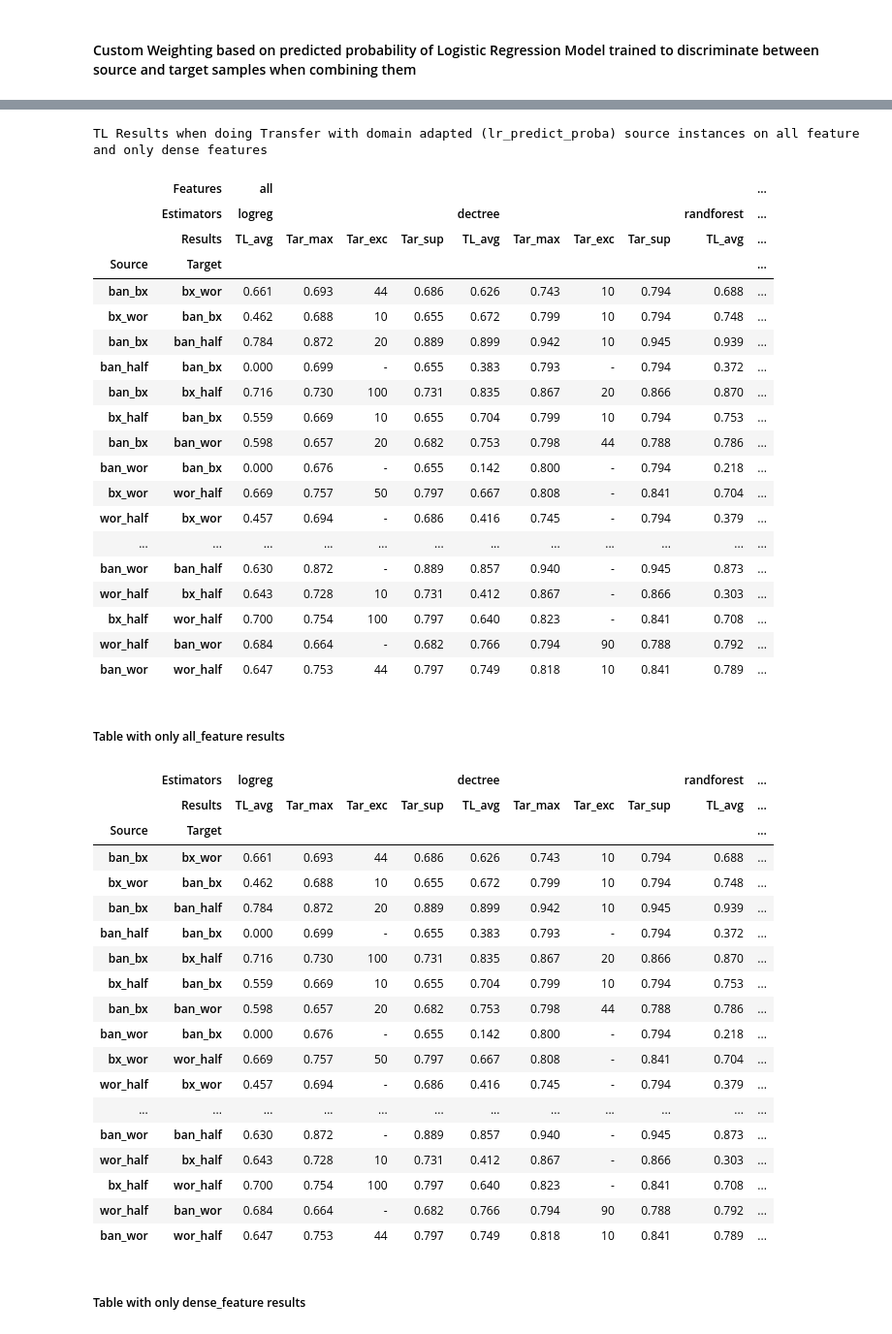
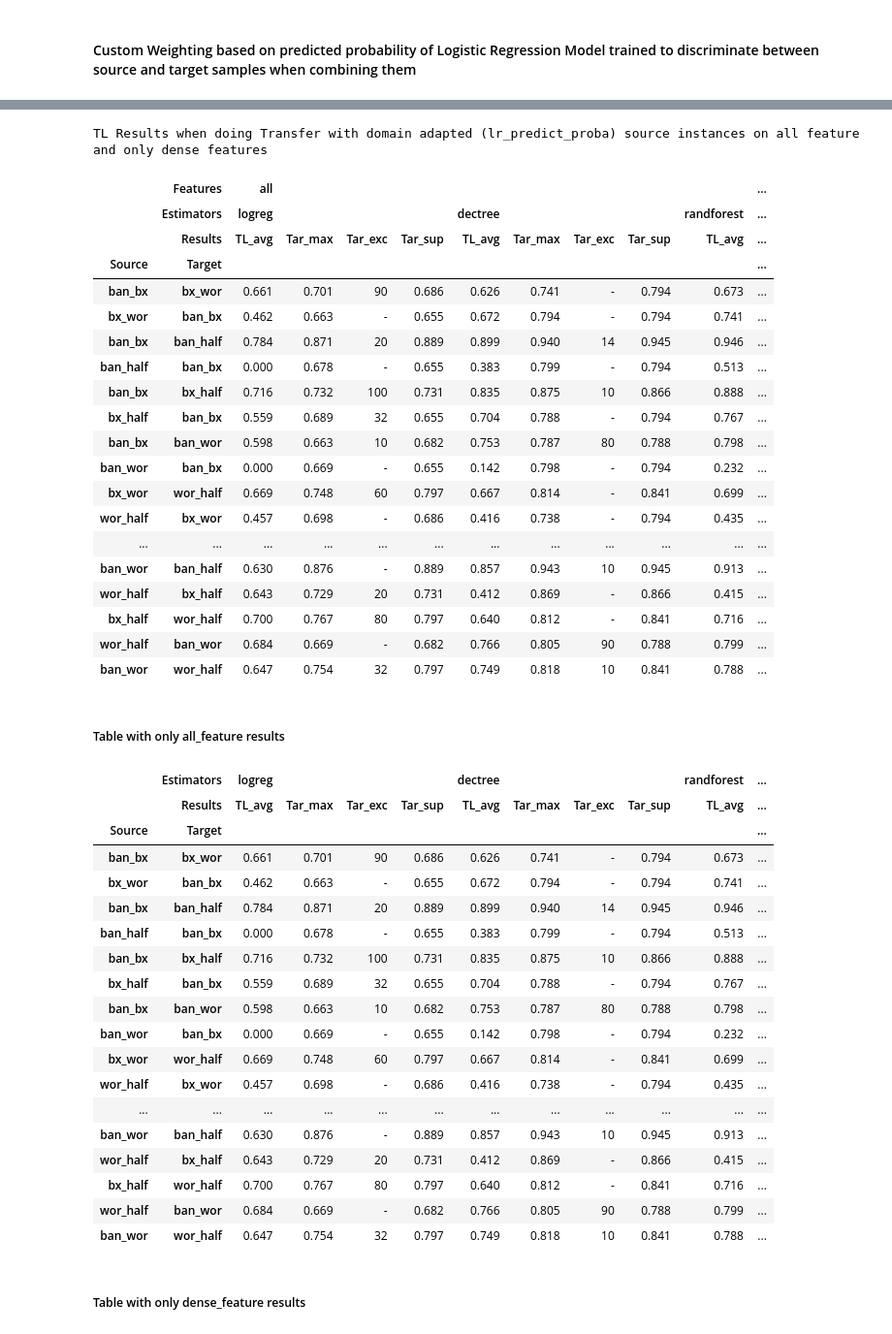
Before and after one commit to JayKay0104/ma-atl-for-er, a Jupyter notebook: code/learning/TL_Experiments_Books_final.ipynb, the cells around one changed output, grey strips where cells are left out. Shown at 97% size. Cells and saved outputs as stored; diff of their text form; code cells hidden in the pictures.

```diff
--- a/code/learning/TL_Experiments_Books_final.ipynb
+++ b/code/learning/TL_Experiments_Books_final.ipynb
@@ -174,7 +178,7 @@ random_state = 42
 # assign which sklearn estimators to use for the TL Experiment
 estimators_tl = {'logreg':LogisticRegression(random_state=random_state,solver='liblinear',max_iter=1000),
                  'dectree':DecisionTreeClassifier(random_state=random_state),
-                 'randforest':RandomForestClassifier(random_state=random_state,n_estimators=10),
+                 'randforest':RandomForestClassifier(random_state=random_state),
                  'xgb':xgb.XGBClassifier(random_state=random_state,objective="binary:logistic"),
                  'svm':LinearSVC(random_state=random_state,dual=False),
                  #'svm':SVC(random_state=random_state,kernel='linear'),
@@ -238,9 +256,9 @@ dict_keys(['logreg', 'dectree', 'randforest', 'xgb', 'svm', 'logregcv'])
 # %% [markdown]
 #### Import TL Results
 # %%
-#tl_results = sup.importJSONFileInDict('../../results/tl/books/books_tl_results.json')
-#tl_results = sup.importJSONFileInDict('../../results/tl/books/books_tl_results_nn.json')
-#tl_results = sup.importJSONFileInDict('../../results/tl/books/books_tl_results_lprob.json')
+tl_results = sup.importJSONFileInDict('../../results/tl/books/books_tl_results.json')
+tl_results_nn = sup.importJSONFileInDict('../../results/tl/books/books_tl_results_nn.json')
+tl_results_lprob = sup.importJSONFileInDict('../../results/tl/books/books_tl_results_lprob.json')
 # %% [markdown]
 ### TL Results
 # %% [markdown]
@@ -410,47 +502,50 @@ TL Results when doing Transfer with domain adapted (lr_predict_proba) source ins
 |  | Estimators | logreg |  |  |  | dectree |  |  |  | randforest | ... |
 |  | Results | TL_avg | Tar_max | Tar_exc | Tar_sup | TL_avg | Tar_max | Tar_exc | Tar_sup | TL_avg | ... |
 | Source | Target |  |  |  |  |  |  |  |  |  | ... |
-| ban_bx | bx_wor | 0.661 | 0.693 | 44 | 0.686 | 0.626 | 0.743 | 10 | 0.794 | 0.688 | ... |
-| bx_wor | ban_bx | 0.462 | 0.688 | 10 | 0.655 | 0.672 | 0.799 | 10 | 0.794 | 0.748 | ... |
-| ban_bx | ban_half | 0.784 | 0.872 | 20 | 0.889 | 0.899 | 0.942 | 10 | 0.945 | 0.939 | ... |
-| ban_half | ban_bx | 0.000 | 0.699 | - | 0.655 | 0.383 | 0.793 | - | 0.794 | 0.372 | ... |
-| ban_bx | bx_half | 0.716 | 0.730 | 100 | 0.731 | 0.835 | 0.867 | 20 | 0.866 | 0.870 | ... |
-| bx_half | ban_bx | 0.559 | 0.669 | 10 | 0.655 | 0.704 | 0.799 | 10 | 0.794 | 0.753 | ... |
-| ban_bx | ban_wor | 0.598 | 0.657 | 20 | 0.682 | 0.753 | 0.798 | 44 | 0.788 | 0.786 | ... |
-| ban_wor | ban_bx | 0.000 | 0.676 | - | 0.655 | 0.142 | 0.800 | - | 0.794 | 0.218 | ... |
-| bx_wor | wor_half | 0.669 | 0.757 | 50 | 0.797 | 0.667 | 0.808 | - | 0.841 | 0.704 | ... |
-| wor_half | bx_wor | 0.457 | 0.694 | - | 0.686 | 0.416 | 0.745 | - | 0.794 | 0.379 | ... |
+| ban_bx | bx_wor | 0.661 | 0.701 | 90 | 0.686 | 0.626 | 0.741 | - | 0.794 | 0.673 | ... |
+| bx_wor | ban_bx | 0.462 | 0.663 | - | 0.655 | 0.672 | 0.794 | - | 0.794 | 0.741 | ... |
+| ban_bx | ban_half | 0.784 | 0.871 | 20 | 0.889 | 0.899 | 0.940 | 14 | 0.945 | 0.946 | ... |
+| ban_half | ban_bx | 0.000 | 0.678 | - | 0.655 | 0.383 | 0.799 | - | 0.794 | 0.513 | ... |
+| ban_bx | bx_half | 0.716 | 0.732 | 100 | 0.731 | 0.835 | 0.875 | 10 | 0.866 | 0.888 | ... |
+| bx_half | ban_bx | 0.559 | 0.689 | 32 | 0.655 | 0.704 | 0.788 | - | 0.794 | 0.767 | ... |
+| ban_bx | ban_wor | 0.598 | 0.663 | 10 | 0.682 | 0.753 | 0.787 | 80 | 0.788 | 0.798 | ... |
+| ban_wor | ban_bx | 0.000 | 0.669 | - | 0.655 | 0.142 | 0.798 | - | 0.794 | 0.232 | ... |
+| bx_wor | wor_half | 0.669 | 0.748 | 60 | 0.797 | 0.667 | 0.814 | - | 0.841 | 0.699 | ... |
+| wor_half | bx_wor | 0.457 | 0.698 | - | 0.686 | 0.416 | 0.738 | - | 0.794 | 0.435 | ... |
 | ... | ... | ... | ... | ... | ... | ... | ... | ... | ... | ... | ... |
-| ban_wor | ban_half | 0.630 | 0.872 | - | 0.889 | 0.857 | 0.940 | - | 0.945 | 0.873 | ... |
-| wor_half | bx_half | 0.643 | 0.728 | 10 | 0.731 | 0.412 | 0.867 | - | 0.866 | 0.303 | ... |
-| bx_half | wor_half | 0.700 | 0.754 | 100 | 0.797 | 0.640 | 0.823 | - | 0.841 | 0.708 | ... |
-| wor_half | ban_wor | 0.684 | 0.664 | - | 0.682 | 0.766 | 0.794 | 90 | 0.788 | 0.792 | ... |
-| ban_wor | wor_half | 0.647 | 0.753 | 44 | 0.797 | 0.749 | 0.818 | 10 | 0.841 | 0.789 | ... |
+| ban_wor | ban_half | 0.630 | 0.876 | - | 0.889 | 0.857 | 0.943 | 10 | 0.945 | 0.913 | ... |
+| wor_half | bx_half | 0.643 | 0.729 | 20 | 0.731 | 0.412 | 0.869 | - | 0.866 | 0.415 | ... |
+| bx_half | wor_half | 0.700 | 0.767 | 80 | 0.797 | 0.640 | 0.812 | - | 0.841 | 0.716 | ... |
+| wor_half | ban_wor | 0.684 | 0.669 | - | 0.682 | 0.766 | 0.805 | 90 | 0.788 | 0.799 | ... |
+| ban_wor | wor_half | 0.647 | 0.754 | 32 | 0.797 | 0.749 | 0.818 | 10 | 0.841 | 0.788 | ... |
 # %% [markdown]
 ##### Table with only all_feature results
 # %%
-df_tl_results_lprob_all = tlut.returnDFwithTLResultsOfOneFeatureSet(df_tl_results_lprob,'all',candsets_unsuper_results,
-                                                          filename='../../results/tl/books/books_tl_results_lprob_all_feature')
+feature = 'all'
+selected_estimtor = None
+df_tl_results_lprob_all = tlut.returnDFwithTLResultsSubset(df_tl_results_lprob,candsets_unsuper_results,
+                                                     feature,selected_estimtor,
+                                                     filename=f'../../results/tl/books/books_tl_results_lprob_{feature}_feature')
 # %% [output]
 |  | Estimators | logreg |  |  |  | dectree |  |  |  | randforest | ... |
 |  | Results | TL_avg | Tar_max | Tar_exc | Tar_sup | TL_avg | Tar_max | Tar_exc | Tar_sup | TL_avg | ... |
 | Source | Target |  |  |  |  |  |  |  |  |  | ... |
-| ban_bx | bx_wor | 0.661 | 0.693 | 44 | 0.686 | 0.626 | 0.743 | 10 | 0.794 | 0.688 | ... |
-| bx_wor | ban_bx | 0.462 | 0.688 | 10 | 0.655 | 0.672 | 0.799 | 10 | 0.794 | 0.748 | ... |
-| ban_bx | ban_half | 0.784 | 0.872 | 20 | 0.889 | 0.899 | 0.942 | 10 | 0.945 | 0.939 | ... |
-| ban_half | ban_bx | 0.000 | 0.699 | - | 0.655 | 0.383 | 0.793 | - | 0.794 | 0.372 | ... |
-| ban_bx | bx_half | 0.716 | 0.730 | 100 | 0.731 | 0.835 | 0.867 | 20 | 0.866 | 0.870 | ... |
-| bx_half | ban_bx | 0.559 | 0.669 | 10 | 0.655 | 0.704 | 0.799 | 10 | 0.794 | 0.753 | ... |
-| ban_bx | ban_wor | 0.598 | 0.657 | 20 | 0.682 | 0.753 | 0.798 | 44 | 0.788 | 0.786 | ... |
-| ban_wor | ban_bx | 0.000 | 0.676 | - | 0.655 | 0.142 | 0.800 | - | 0.794 | 0.218 | ... |
-| bx_wor | wor_half | 0.669 | 0.757 | 50 | 0.797 | 0.667 | 0.808 | - | 0.841 | 0.704 | ... |
-| wor_half | bx_wor | 0.457 | 0.694 | - | 0.686 | 0.416 | 0.745 | - | 0.794 | 0.379 | ... |
+| ban_bx | bx_wor | 0.661 | 0.701 | 90 | 0.686 | 0.626 | 0.741 | - | 0.794 | 0.673 | ... |
+| bx_wor | ban_bx | 0.462 | 0.663 | - | 0.655 | 0.672 | 0.794 | - | 0.794 | 0.741 | ... |
+| ban_bx | ban_half | 0.784 | 0.871 | 20 | 0.889 | 0.899 | 0.940 | 14 | 0.945 | 0.946 | ... |
+| ban_half | ban_bx | 0.000 | 0.678 | - | 0.655 | 0.383 | 0.799 | - | 0.794 | 0.513 | ... |
+| ban_bx | bx_half | 0.716 | 0.732 | 100 | 0.731 | 0.835 | 0.875 | 10 | 0.866 | 0.888 | ... |
+| bx_half | ban_bx | 0.559 | 0.689 | 32 | 0.655 | 0.704 | 0.788 | - | 0.794 | 0.767 | ... |
+| ban_bx | ban_wor | 0.598 | 0.663 | 10 | 0.682 | 0.753 | 0.787 | 80 | 0.788 | 0.798 | ... |
+| ban_wor | ban_bx | 0.000 | 0.669 | - | 0.655 | 0.142 | 0.798 | - | 0.794 | 0.232 | ... |
+| bx_wor | wor_half | 0.669 | 0.748 | 60 | 0.797 | 0.667 | 0.814 | - | 0.841 | 0.699 | ... |
+| wor_half | bx_wor | 0.457 | 0.698 | - | 0.686 | 0.416 | 0.738 | - | 0.794 | 0.435 | ... |
 | ... | ... | ... | ... | ... | ... | ... | ... | ... | ... | ... | ... |
-| ban_wor | ban_half | 0.630 | 0.872 | - | 0.889 | 0.857 | 0.940 | - | 0.945 | 0.873 | ... |
-| wor_half | bx_half | 0.643 | 0.728 | 10 | 0.731 | 0.412 | 0.867 | - | 0.866 | 0.303 | ... |
-| bx_half | wor_half | 0.700 | 0.754 | 100 | 0.797 | 0.640 | 0.823 | - | 0.841 | 0.708 | ... |
-| wor_half | ban_wor | 0.684 | 0.664 | - | 0.682 | 0.766 | 0.794 | 90 | 0.788 | 0.792 | ... |
-| ban_wor | wor_half | 0.647 | 0.753 | 44 | 0.797 | 0.749 | 0.818 | 10 | 0.841 | 0.789 | ... |
+| ban_wor | ban_half | 0.630 | 0.876 | - | 0.889 | 0.857 | 0.943 | 10 | 0.945 | 0.913 | ... |
+| wor_half | bx_half | 0.643 | 0.729 | 20 | 0.731 | 0.412 | 0.869 | - | 0.866 | 0.415 | ... |
+| bx_half | wor_half | 0.700 | 0.767 | 80 | 0.797 | 0.640 | 0.812 | - | 0.841 | 0.716 | ... |
+| wor_half | ban_wor | 0.684 | 0.669 | - | 0.682 | 0.766 | 0.805 | 90 | 0.788 | 0.799 | ... |
+| ban_wor | wor_half | 0.647 | 0.754 | 32 | 0.797 | 0.749 | 0.818 | 10 | 0.841 | 0.788 | ... |
 # %% [markdown]
 ##### Table with only dense_feature results
 # %%
```
Also changed, not shown: parts of 20 cells of this notebook, 12 other files.
